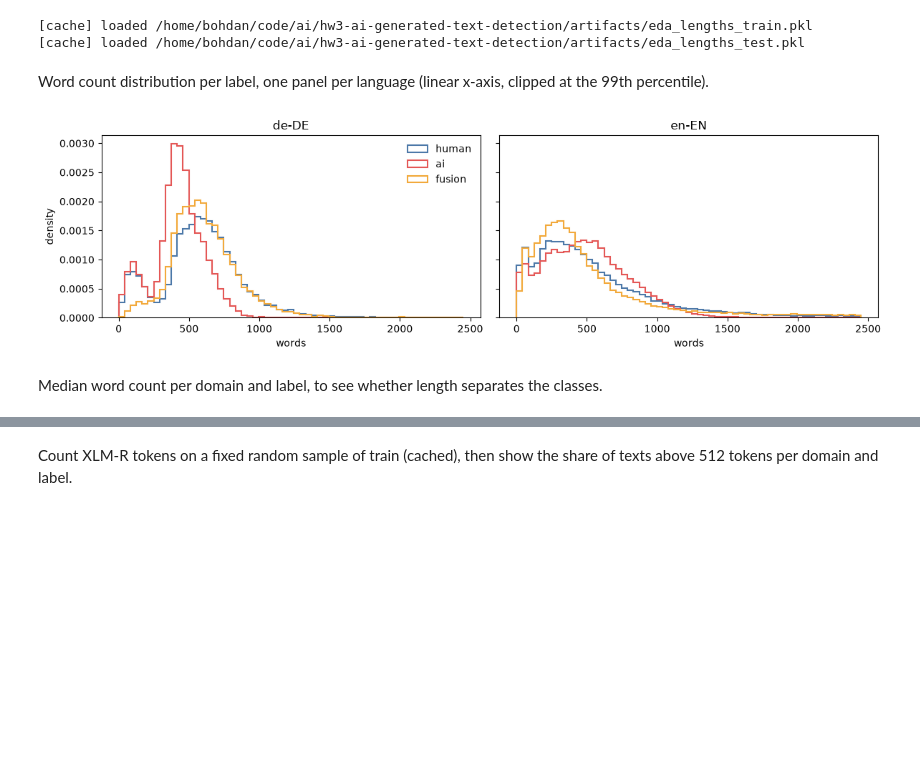
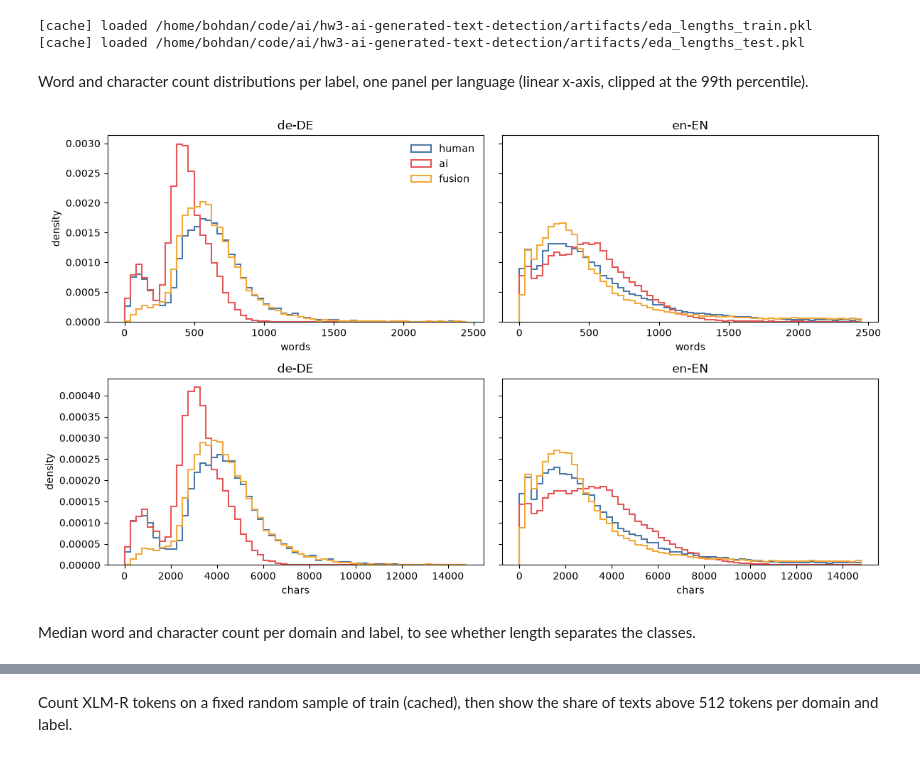
Before and after one commit to BohdanZasymovych/ai-hw3-ai-text-detection, a Jupyter notebook: notebooks/01_eda.ipynb, the cells around one changed output, grey strips where cells are left out. Saved outputs shown, nothing was run; the diff lists cells and outputs as text; code cells hidden in the pictures; blank space fills up the shorter version.

Commit message:
feat: analysis of the text length in characters added

```diff
--- a/notebooks/01_eda.ipynb
+++ b/notebooks/01_eda.ipynb
@@ -123,22 +123,24 @@ test[["words", "chars"]] = cached("eda_lengths_test", lambda: lengths(test), key
 [cache] loaded /home/bohdan/code/ai/hw3-ai-generated-text-detection/artifacts/eda_lengths_train.pkl
 [cache] loaded /home/bohdan/code/ai/hw3-ai-generated-text-detection/artifacts/eda_lengths_test.pkl
 # %% [markdown]
-Word count distribution per label, one panel per language (linear x-axis, clipped at the 99th percentile).
+Word and character count distributions per label, one panel per language (linear x-axis, clipped at the 99th percentile).
 # %%
-bins = np.linspace(0, train["words"].quantile(0.99), 60)
-fig, axes = plt.subplots(1, len(langs), figsize=(6 * len(langs), 3.5), sharey=True)
-for ax, lang in zip(axes, langs):
-    for label in LABEL_ORDER:
-        words = train.loc[(train["lang"] == lang) & (train["label"] == label), "words"]
-        ax.hist(words, bins=bins, histtype="step", density=True, color=LABEL_COLORS[label], label=label, lw=1.5)
-    ax.set_title(lang)
-    ax.set_xlabel("words")
-axes[0].set_ylabel("density")
-axes[0].legend(frameon=False)
+UNITS = ["words", "chars"]
+bins = {unit: np.linspace(0, train[unit].quantile(0.99), 60) for unit in UNITS}
+fig, axes = plt.subplots(len(UNITS), len(langs), figsize=(6 * len(langs), 3.5 * len(UNITS)), sharey="row", squeeze=False)
+for row, unit in zip(axes, UNITS):
+    for ax, lang in zip(row, langs):
+        for label in LABEL_ORDER:
+            values = train.loc[(train["lang"] == lang) & (train["label"] == label), unit]
+            ax.hist(values, bins=bins[unit], histtype="step", density=True, color=LABEL_COLORS[label], label=label, lw=1.5)
+        ax.set_title(lang)
+        ax.set_xlabel(unit)
+    row[0].set_ylabel("density")
+axes[0, 0].legend(frameon=False)
 plt.tight_layout()
 plt.show()
 # %% [output]
-[figure, old version]
+[figure, new version]
 # %% [markdown]
-Median word count per domain and label, to see whether length separates the classes.
+Median word and character count per domain and label, to see whether length separates the classes.
 # %%
```
Also changed, not shown: parts of 5 cells of this notebook.
